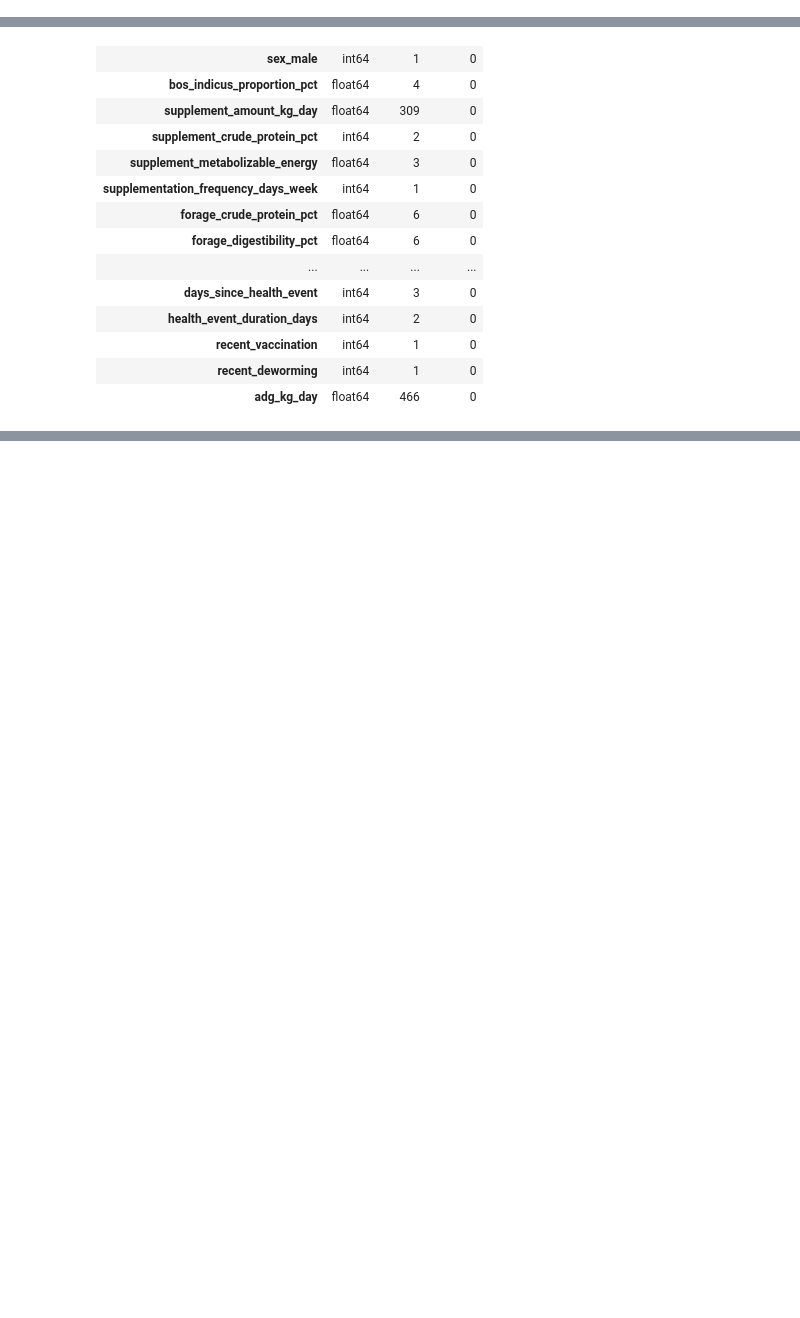
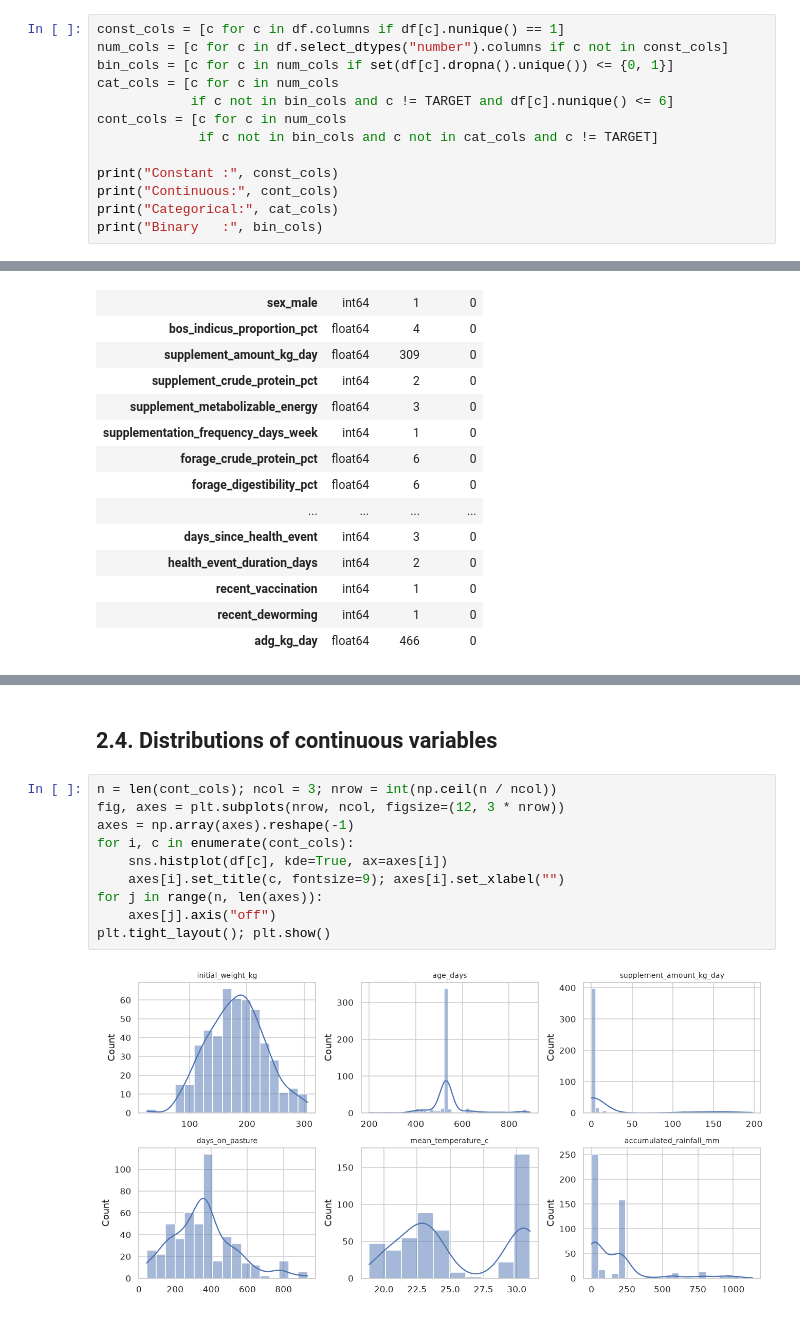
Before and after one commit to eulergomees/dnn_cattle_weight_gain, a Jupyter notebook: cattle_gmd_dnn.ipynb, the cells around one changed output, grey strips where cells are left out. Cells and saved outputs as stored; diff of their text form; blank space fills up the shorter version.

```diff
--- a/cattle_gmd_dnn.ipynb
+++ b/cattle_gmd_dnn.ipynb
@@ -58,0 +57,13 @@ df
+# %%
+const_cols = [c for c in df.columns if df[c].nunique() == 1]
+num_cols = [c for c in df.select_dtypes("number").columns if c not in const_cols]
+bin_cols = [c for c in num_cols if set(df[c].dropna().unique()) <= {0, 1}]
+cat_cols = [c for c in num_cols
+            if c not in bin_cols and c != TARGET and df[c].nunique() <= 6]
+cont_cols = [c for c in num_cols
+             if c not in bin_cols and c not in cat_cols and c != TARGET]
+
+print("Constant :", const_cols)
+print("Continuous:", cont_cols)
+print("Categorical:", cat_cols)
+print("Binary   :", bin_cols)
@@ -90,0 +130,14 @@ Variables: 20
+# %% [markdown]
+## 2.4. Distributions of continuous variables
+# %%
+n = len(cont_cols); ncol = 3; nrow = int(np.ceil(n / ncol))
+fig, axes = plt.subplots(nrow, ncol, figsize=(12, 3 * nrow))
+axes = np.array(axes).reshape(-1)
+for i, c in enumerate(cont_cols):
+    sns.histplot(df[c], kde=True, ax=axes[i])
+    axes[i].set_title(c, fontsize=9); axes[i].set_xlabel("")
+for j in range(n, len(axes)):
+    axes[j].axis("off")
+plt.tight_layout(); plt.show()
+# %% [output]
+[figure, added]
```
Also changed, not shown: parts of 10 cells of this notebook.
